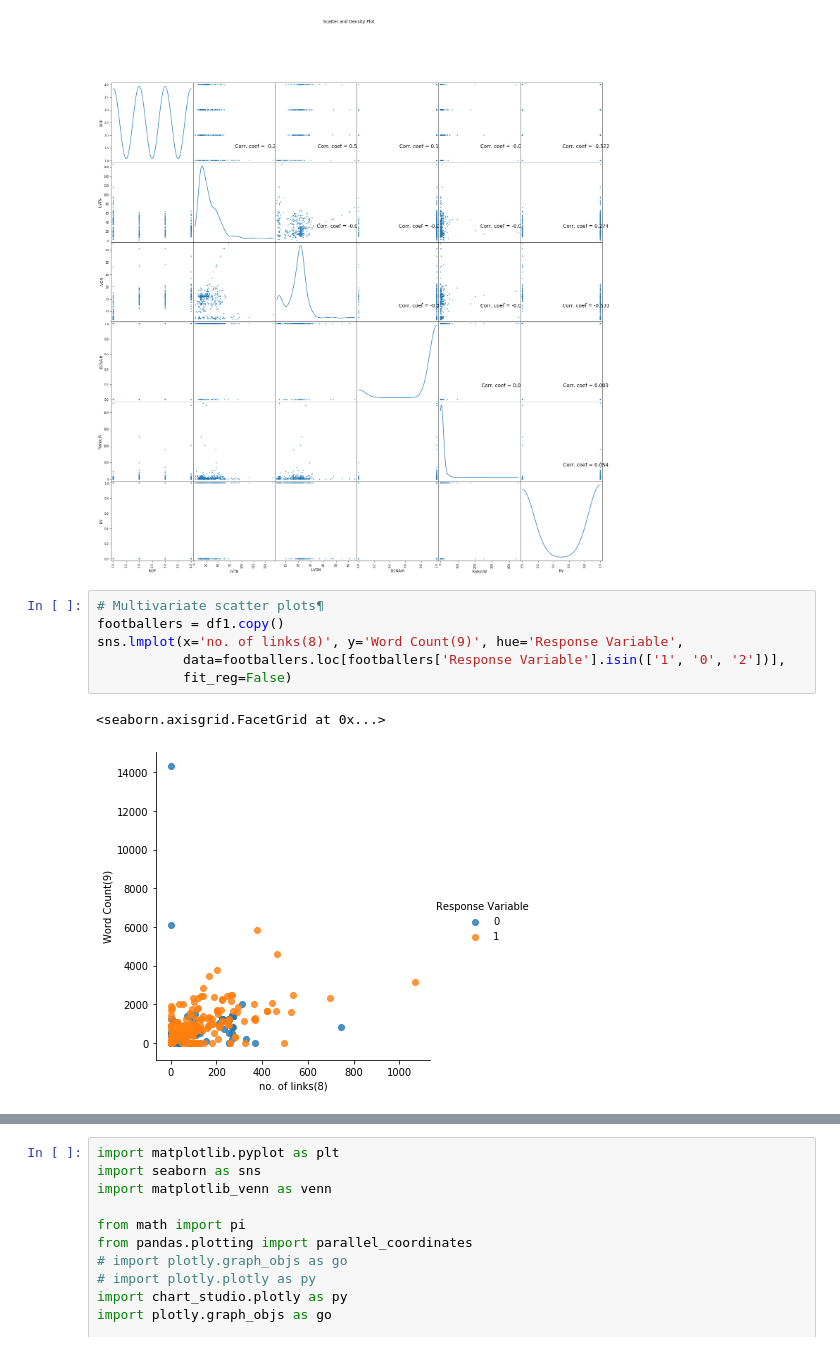
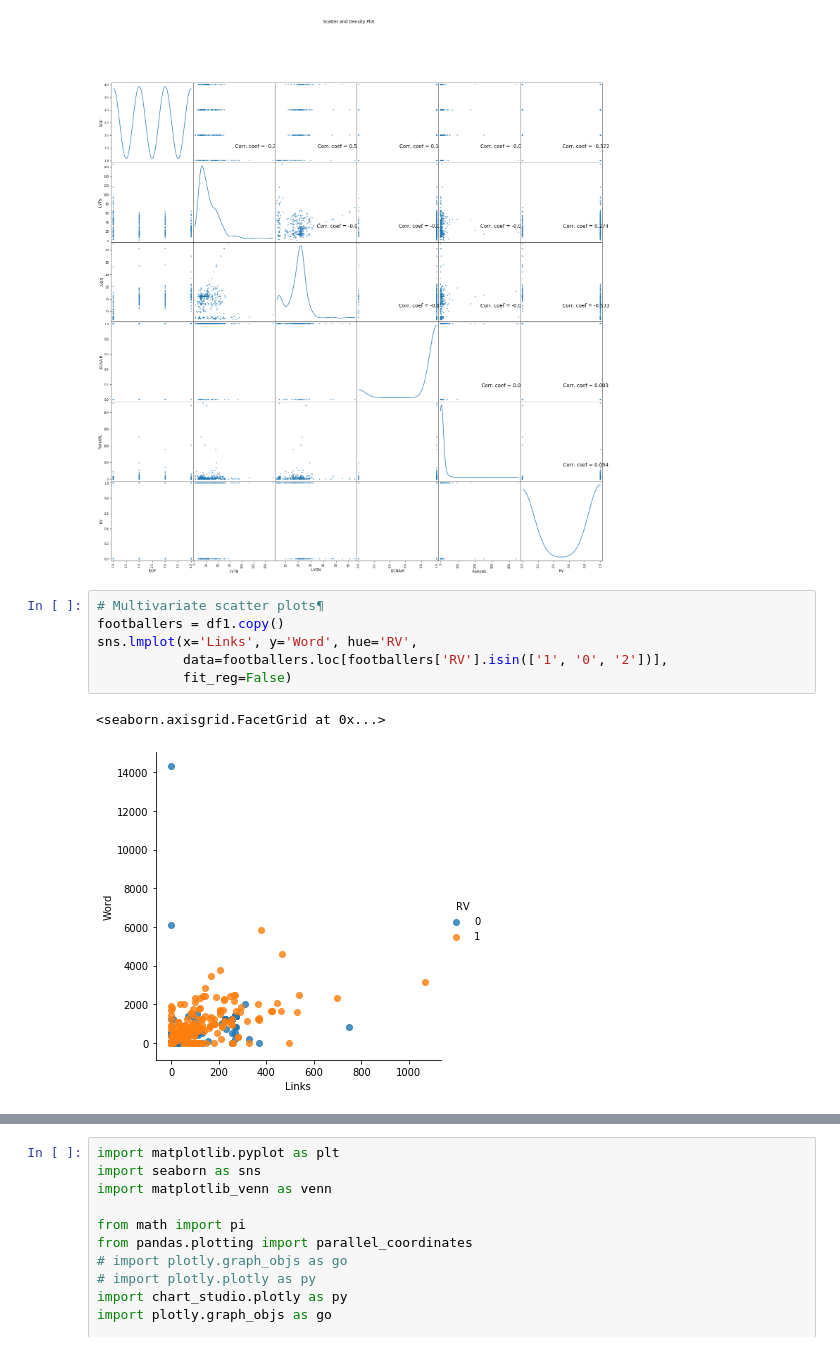
Before and after one commit to priyanshusankhala/Research-paper, a Jupyter notebook: analysis.ipynb, the cells around one changed output, grey strips where cells are left out. Saved outputs shown, nothing was run; the diff lists cells and outputs as text.

```diff
--- a/analysis.ipynb
+++ b/analysis.ipynb
@@ -103,9 +183,9 @@ plotScatterMatrix(df1, 25, 14)
 # %%
 # Multivariate scatter plots¶
 footballers = df1.copy()
-sns.lmplot(x='no. of links(8)', y='Word Count(9)', hue='Response Variable',
-           data=footballers.loc[footballers['Response Variable'].isin(['1', '0', '2'])],
+sns.lmplot(x='Links', y='Word', hue='RV',
+           data=footballers.loc[footballers['RV'].isin(['1', '0', '2'])],
            fit_reg=False)
 # %% [output]
 <seaborn.axisgrid.FacetGrid at 0x...>
-[figure, old version]
+[figure, new version]
```
Also changed, not shown: parts of 24 cells of this notebook.
